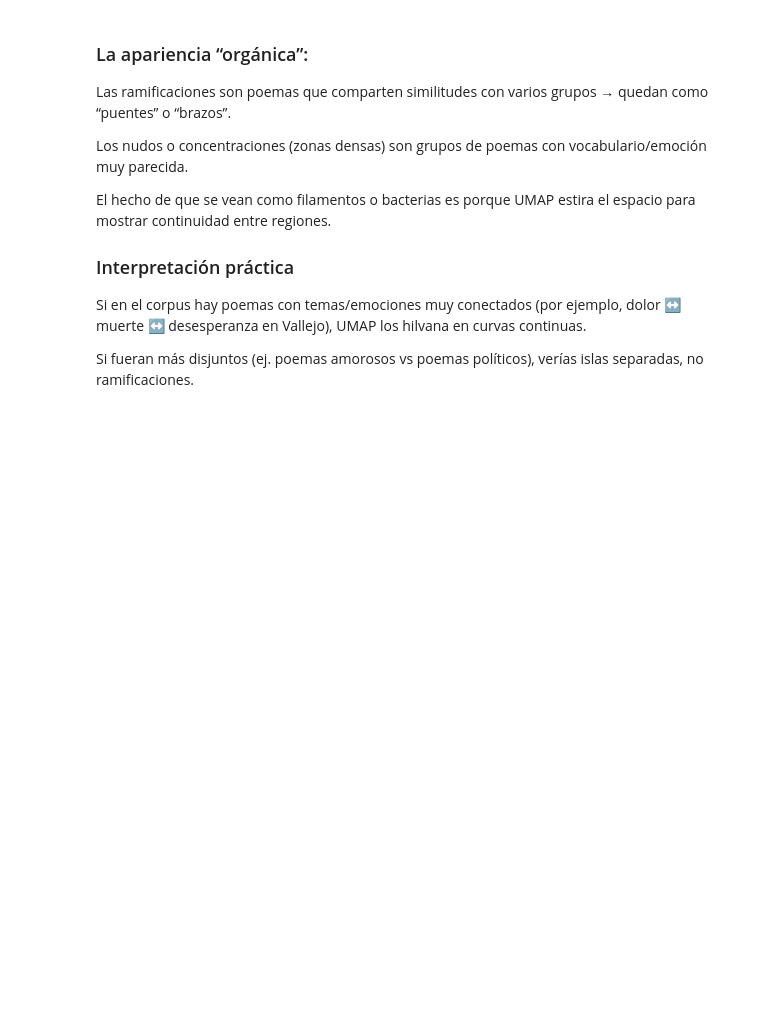
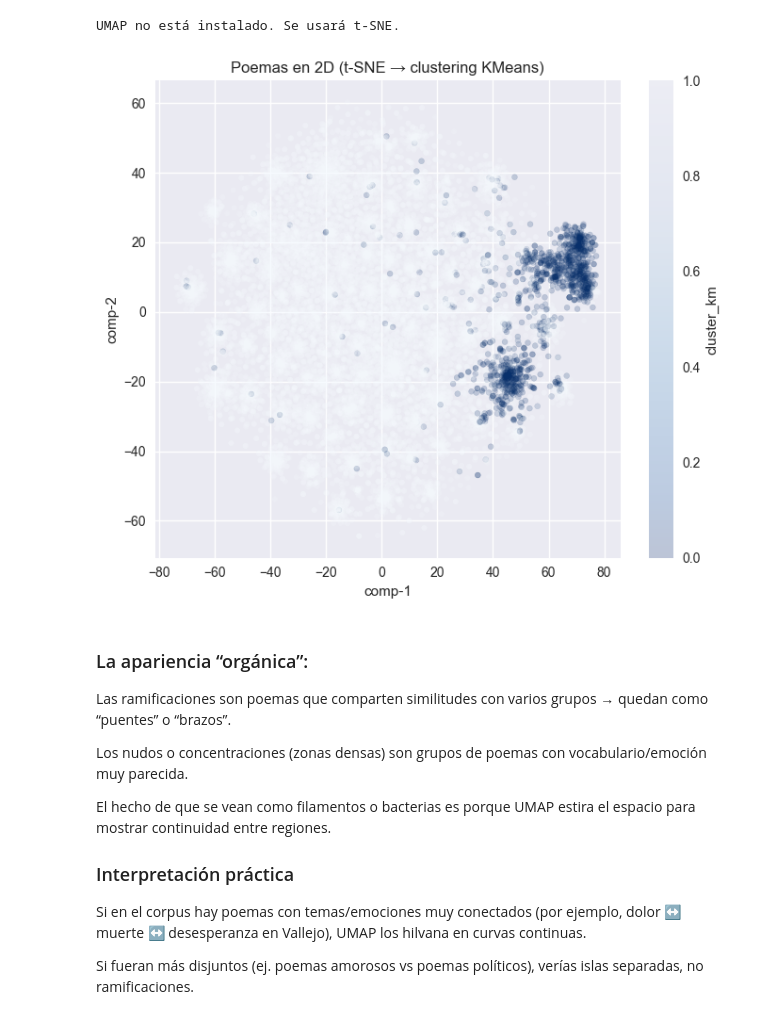
Before and after one commit to HubertRonald/VersoVector, a Jupyter notebook: notebook/04_embeddings_unsupervised.ipynb, the cells around one changed output. Saved outputs shown, nothing was run; the diff lists cells and outputs as text; code cells hidden in the pictures; blank space fills up the shorter version.

```diff
--- a/notebook/04_embeddings_unsupervised.ipynb
+++ b/notebook/04_embeddings_unsupervised.ipynb
@@ -331,0 +633,13 @@ new_poems_df["cluster_gmm"] = gmm_labels
+# %%
+best_km, km_sils = fit_minibatch_kmeans_range_fast(
+    X_cluster,
+    kmin=2,
+    kmax=8,
+    random_state=42,
+    sample_size=1000,
+    batch_size=1024
+)
+
+new_poems_df["cluster_km"] = best_km["labels"]
+
+best_km["k"], best_km["sil"]
@@ -332,7 +648,17 @@ new_poems_df["cluster_gmm"] = gmm_labels
+# %%
+# Modelo Gaussian Mixture optimizado sobre X_cluster
+gmm = GaussianMixture(
+    n_components=best_km["k"],
+    covariance_type="diag",
+    random_state=42
+)
+
+gmm_labels = gmm.fit_predict(X_cluster)
+new_poems_df["cluster_gmm"] = gmm_labels
 # %%
-# Moddel Agglomerative (en distancia coseno)
+# Model Agglomerative (en distancia coseno)
+D = cosine_distances(X_cluster)
 
-D = cosine_distances(X_features)         # distancia = 1 - coseno
 agg = AgglomerativeClustering(
     n_clusters=best_km["k"],
     metric="precomputed",
@@ -343,25 +669,53 @@ agg_labels = agg.fit_predict(D)
 new_poems_df["cluster_agg"] = agg_labels
 # %%
 # Model DBSCAN (en espacio reducido con UMAP/t-SNE)
-umap_ok = True
-try:
-    reducer = umap.UMAP(n_neighbors=15, min_dist=0.1, random_state=42)
-    X2 = reducer.fit_transform(X_features)  # acepta sparse
-except Exception:
-    umap_ok = False
-    X2 = TSNE(n_components=2, random_state=42, metric="cosine").fit_transform(X_features)
-
-db = DBSCAN(eps=0.5, min_samples=5, metric="euclidean").fit(X2)
-
-new_poems_df["cluster_dbscan"] = db.labels_
+if UMAP_AVAILABLE:
+    try:
+        reducer = umap.UMAP(
+            n_neighbors=15,
+            min_dist=0.1,
+            random_state=42
+        )
+        X2 = reducer.fit_transform(X_cluster)
+        reducer_name = "UMAP"
+    except Exception as exc:
+        print(f"UMAP falló, se usará t-SNE. Detalle: {exc}")
+        X2 = TSNE(
+            n_components=2,
+            random_state=42,
+            metric="cosine"
+        ).fit_transform(X_cluster)
+        reducer_name = "t-SNE"
+else:
+    print("UMAP no está instalado. Se usará t-SNE.")
+    X2 = TSNE(
+        n_components=2,
+        random_state=42,
+        metric="cosine"
+    ).fit_transform(X_cluster)
+    reducer_name = "t-SNE"
+# %% [output]
+UMAP no está instalado. Se usará t-SNE.
+# %%
+db = DBSCAN(
+    eps=0.5,
+    min_samples=5,
+    metric="euclidean"
+).fit(X2)
+
+new_poems_df["cluster_dbscan"] = db.labels_
 # %%
 # Visualización 2D (matplotlib)
 fig, ax = plt.subplots(figsize=(7,6))
 sc = ax.scatter(X2[:,0], X2[:,1], c=new_poems_df["cluster_km"], s=18, alpha=0.2, cmap="Blues_r")
-ax.set_title("Poemas en 2D ({} → clustering KMeans)".format("UMAP" if umap_ok else "t-SNE"))
+ax.set_title(
+    f"Poemas en 2D ({reducer_name} → clustering KMeans)"
+)
 ax.set_xlabel("comp-1"); ax.set_ylabel("comp-2")
 plt.colorbar(sc, ax=ax, label="cluster_km")
 plt.tight_layout(); plt.show()
+# %% [output]
+[figure, added]
 # %% [markdown]
 ### La apariencia “orgánica”:
 
```
Also changed, not shown: parts of 37 cells of this notebook, 10 other files.
